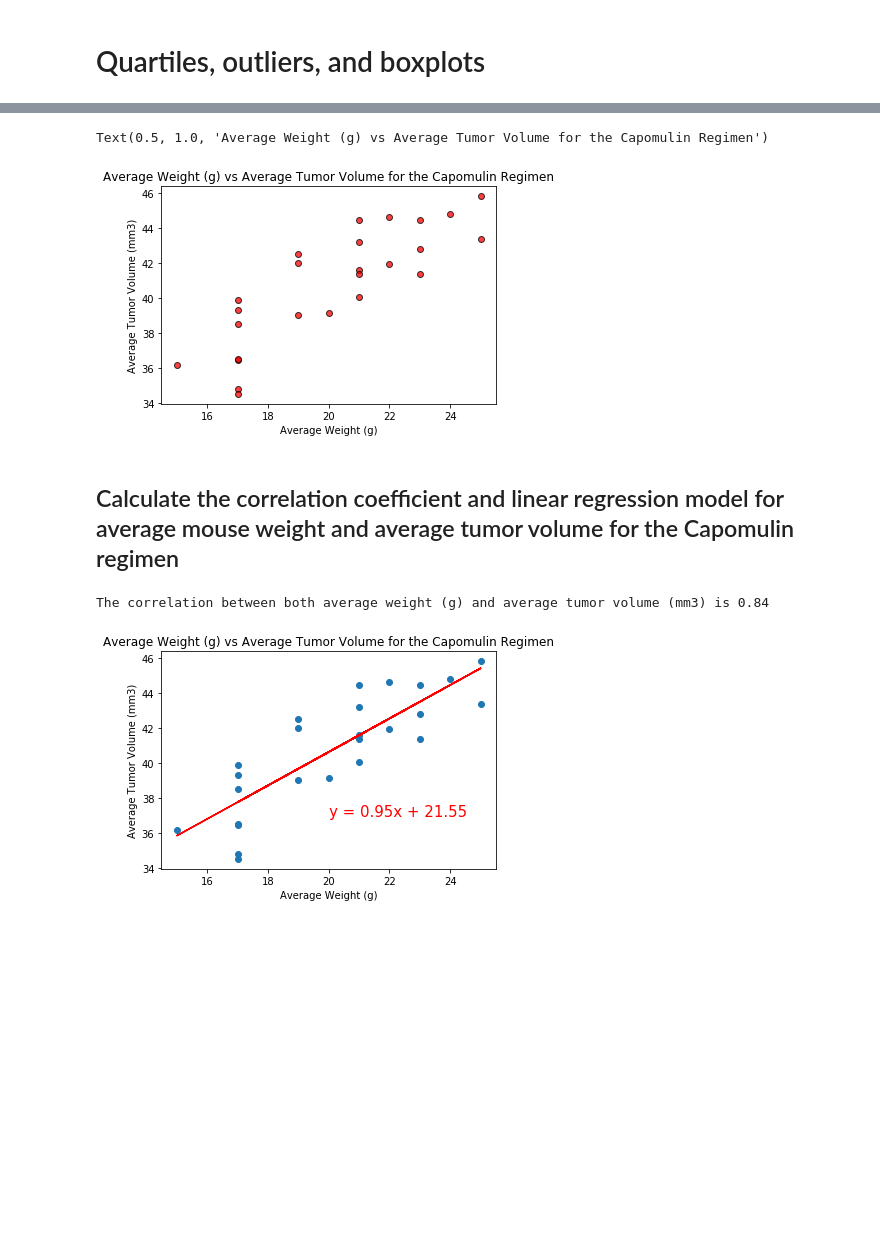
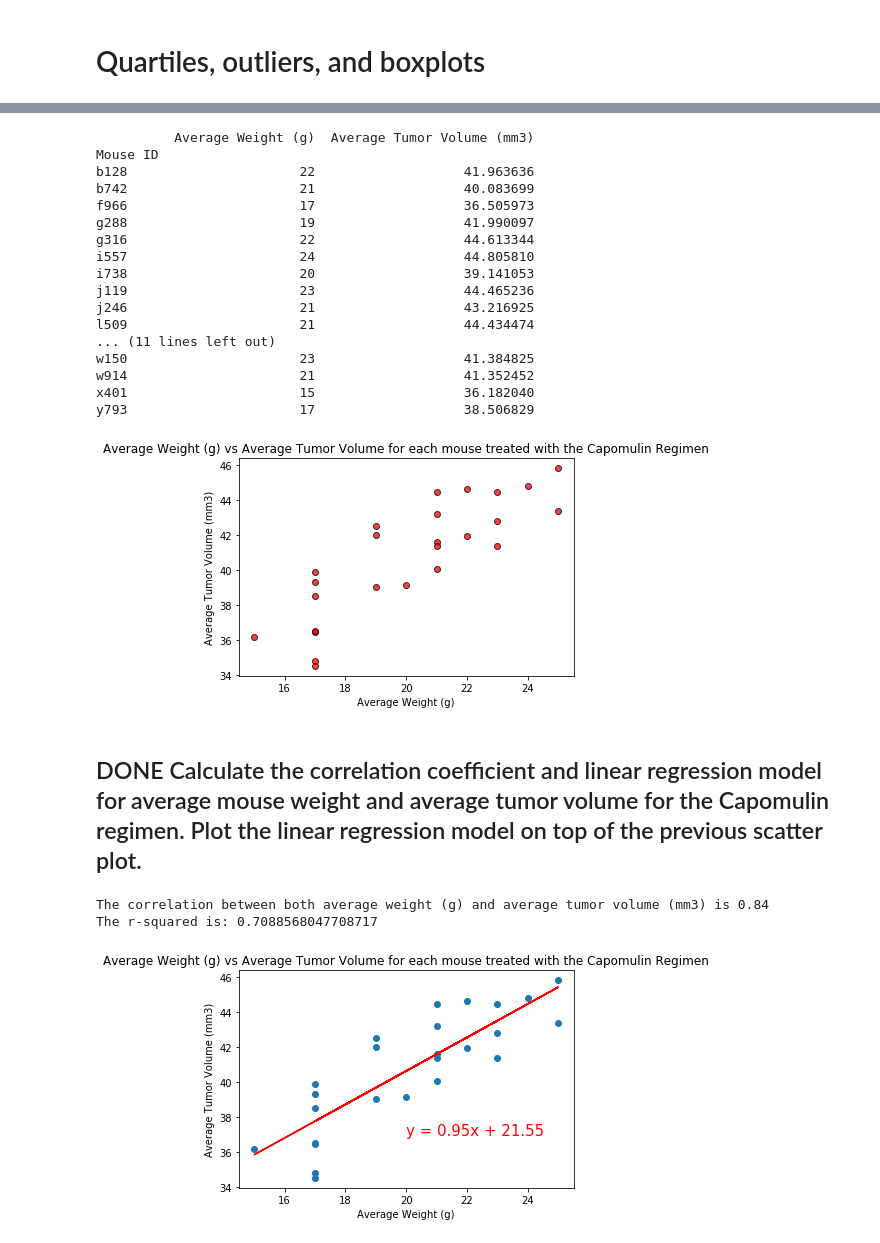
Before and after one commit to philipstubbs13/matplotlib-challenge, a Jupyter notebook: pymaceuticals.ipynb, the cells around one changed output, grey strips where cells are left out. Cells and saved outputs as stored; diff of their text form; code cells hidden in the pictures; blank space fills up the shorter version.

```diff
--- a/pymaceuticals.ipynb
+++ b/pymaceuticals.ipynb
@@ -214,61 +293,87 @@ Text(0.5, 1.0, 'Tumor Volume (mm3) Over Time for Mouse s185')
 # %%
 # Set index to Drug Regimen to be able to filter by regimen.
 capomulin_mice = merged_df.set_index("Drug Regimen")
 
 # Filter list to only include drug regimen of Capomulin
 capomulin_mice = capomulin_mice.loc["Capomulin"]
 
 # Group by mouse id and find average weight and average tumor volume for each mouse.
 capomulin_mice = capomulin_mice.groupby(["Mouse ID"])["Weight (g)", "Tumor Volume (mm3)"].mean()
 
 # Rename columns
 capomulin_mice = capomulin_mice.rename(columns={
     "Weight (g)": "Average Weight (g)",
     "Tumor Volume (mm3)": "Average Tumor Volume (mm3)"
 })
 
-# Create scatter plot
-x_axis = capomulin_mice["Average Weight (g)"]
-y_axis = capomulin_mice["Average Tumor Volume (mm3)"]
-plt.scatter(x_axis, y_axis, marker="o", facecolors="red", edgecolors="black", alpha=0.75)
+# Here's what the data looks like as a dataframe.
+print(capomulin_mice)
 
-# Add axis labels and title for the graph
+# Create scatter plot.
+x_values = capomulin_mice["Average Weight (g)"]
+y_values = capomulin_mice["Average Tumor Volume (mm3)"]
+plt.scatter(x_values, y_values, marker="o", facecolors="red", edgecolors="black", alpha=0.75)
+
+# Add axis labels and title for the graph.
 plt.xlabel("Average Weight (g)")
 plt.ylabel("Average Tumor Volume (mm3)")
-plt.title("Average Weight (g) vs Average Tumor Volume for the Capomulin Regimen")
+plt.title("Average Weight (g) vs Average Tumor Volume for each mouse treated with the Capomulin Regimen")
+
+# Show the plot
+plt.show()
 # %% [output]
-Text(0.5, 1.0, 'Average Weight (g) vs Average Tumor Volume for the Capomulin Regimen')
+          Average Weight (g)  Average Tumor Volume (mm3)
+Mouse ID
+b128                      22                   41.963636
+b742                      21                   40.083699
+f966                      17                   36.505973
+g288                      19                   41.990097
+g316                      22                   44.613344
+i557                      24                   44.805810
+i738                      20                   39.141053
+j119                      23                   44.465236
+j246                      21                   43.216925
+l509                      21                   44.434474
+... (11 lines left out)
+w150                      23                   41.384825
+w914                      21                   41.352452
+x401                      15                   36.182040
+y793                      17                   38.506829
-[figure, old version]
+[figure, new version]
 # %% [markdown]
-## Calculate the correlation coefficient and linear regression model for average mouse weight and average tumor volume for the Capomulin regimen
+## DONE Calculate the correlation coefficient and linear regression model for average mouse weight and average tumor volume for the Capomulin regimen. Plot the linear regression model on top of the previous scatter plot.
 # %%
 # Calculate correlation coefficient.
-correlation = st.pearsonr(x_axis, y_axis)
+correlation = st.pearsonr(x_values, y_values)
 print(f"The correlation between both average weight (g) and average tumor volume (mm3) is {round(correlation[0],2)}")
 
 # Calculate linear regression for average mouse weight and average tumor volume.
-(slope, intercept, rvalue, pvalue, stderr) = st.linregress(x_axis, y_axis)
+(slope, intercept, rvalue, pvalue, stderr) = st.linregress(x_values, y_values)
+
+# Print r squared value.
+print(f"The r-squared is: {rvalue ** 2}")
 
 # Calculate regress values
-regress_values = x_axis * slope + intercept
+regress_values = x_values * slope + intercept
 
 # Create line equation.
 line_eq = "y = " + str(round(slope,2)) + "x + " + str(round(intercept,2))
 
 # Plot scatter plot
-plt.scatter(x_axis,y_axis)
+plt.scatter(x_values,y_values)
 
 # Plot the linear regression line/equation on top of the plot.
-plt.plot(x_axis,regress_values,"r-")
+plt.plot(x_values,regress_values,"r-")
 plt.annotate(line_eq,(20,37),fontsize=15,color="red")
 
 # Add labels to axes and add a title for the graph.
 plt.xlabel('Average Weight (g)')
 plt.ylabel('Average Tumor Volume (mm3)')
-plt.title("Average Weight (g) vs Average Tumor Volume for the Capomulin Regimen")
+plt.title("Average Weight (g) vs Average Tumor Volume for each mouse treated with the Capomulin Regimen")
 
 # Show the plot.
 plt.show()
 # %% [output]
 The correlation between both average weight (g) and average tumor volume (mm3) is 0.84
+The r-squared is: 0.7088568047708717
-[figure, old version]
+[figure, new version]
```
Also changed, not shown: parts of 18 cells of this notebook.
